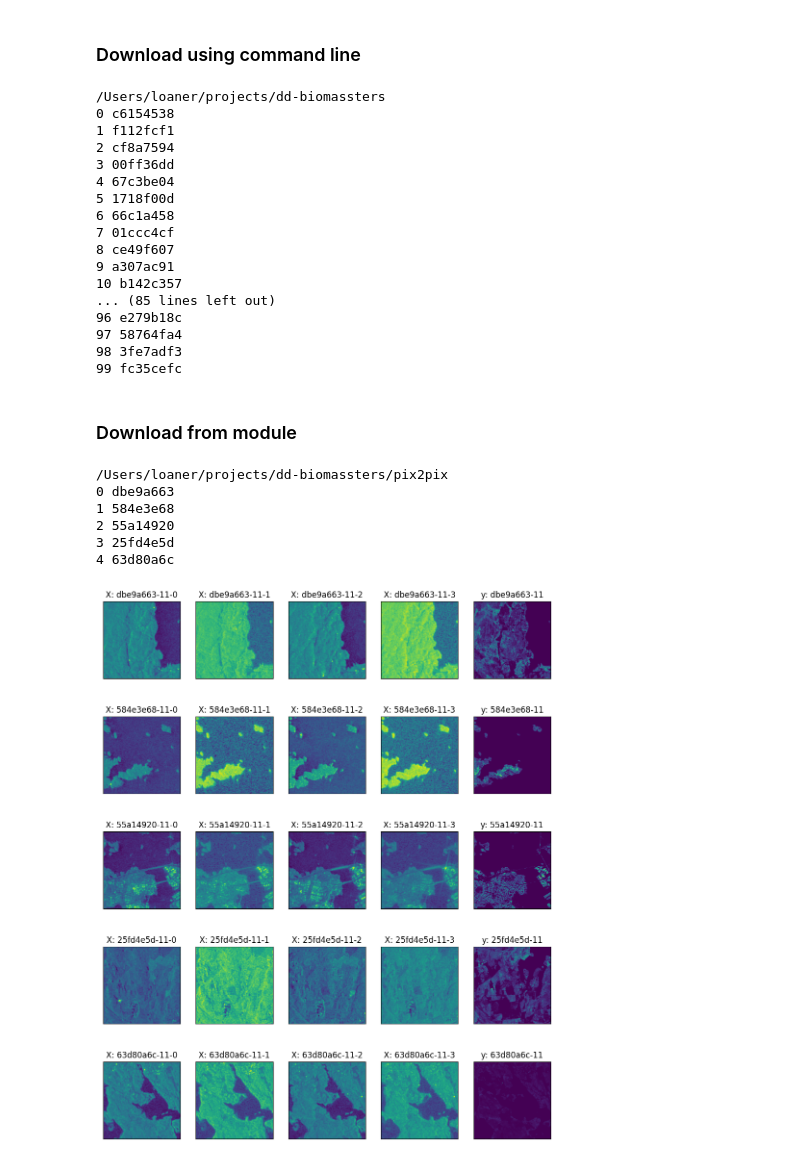
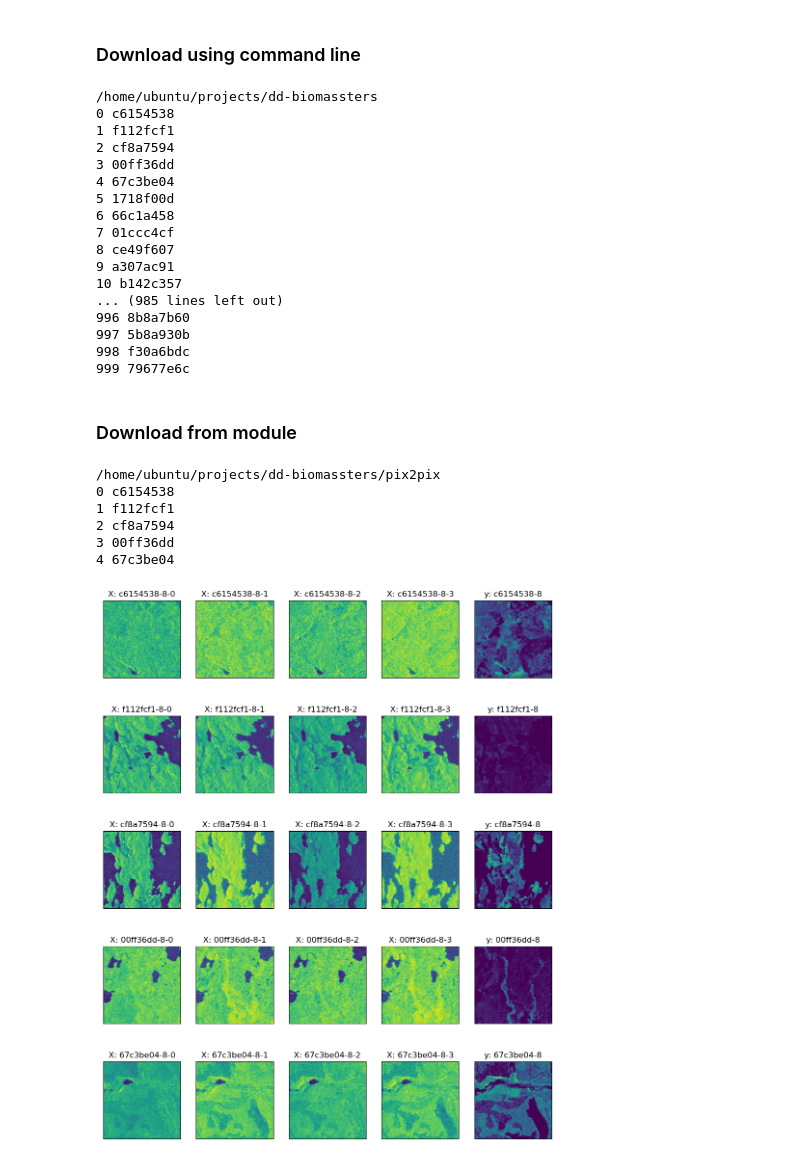
Before and after one commit to rocksonchang/dd-biomassters, a Jupyter notebook: notebooks/download-biomassters-data.ipynb, the cells around one changed output. Drawn from its saved outputs; the diff is of its cells as text; code cells hidden in the pictures.

Commit message:
update for running on ubuntu gpu instance

```diff
--- a/notebooks/download-biomassters-data.ipynb
+++ b/notebooks/download-biomassters-data.ipynb
@@ -3,16 +3,16 @@
 # %% [markdown]
 ### Download using command line
 # %%
-%cd /Users/loaner/projects/dd-biomassters/
+%cd ~/projects/dd-biomassters/
 !python ./pix2pix/datasets/biomassters_downloader.py \
     --phase train \
     --dataroot ./data \
-    --metadata_file data/metadata/features_metadata_split_42.csv \
-    --dataset_size 100 \
+    --metadata_file ./data/metadata/features_metadata_split_42.csv \
+    --dataset_size 1000 \
     --is_imputable_s1 \
     --satellite S1 \
 # %% [output]
-/Users/loaner/projects/dd-biomassters
+/home/ubuntu/projects/dd-biomassters
 0 c6154538
 1 f112fcf1
 2 cf8a7594
@@ -24,15 +24,15 @@
 8 ce49f607
 9 a307ac91
 10 b142c357
-... (85 lines left out)
-96 e279b18c
-97 58764fa4
-98 3fe7adf3
-99 fc35cefc
+... (985 lines left out)
+996 8b8a7b60
+997 5b8a930b
+998 f30a6bdc
+999 79677e6c
 # %% [markdown]
 ### Download from module
 # %%
-%cd /Users/loaner/projects/dd-biomassters/pix2pix/
+%cd ~/projects/dd-biomassters/pix2pix/
 from datasets.biomassters_downloader import BioMasstersDownloader
 
 metadata_file = "../data/metadata/features_metadata_split_42.csv"
@@ -42,40 +42,40 @@ dd = BioMasstersDownloader(
     dataset_size=5,
     metadata_file=metadata_file,
     satellite='S1',
-    chip_is_complete=True,
+    chip_is_complete=False,
     is_imputable_s1=True)
 dd.run(load_tif=True)
 # %% [output]
-/Users/loaner/projects/dd-biomassters/pix2pix
-0 dbe9a663
-1 584e3e68
-2 55a14920
-3 25fd4e5d
-4 63d80a6c
+/home/ubuntu/projects/dd-biomassters/pix2pix
+0 c6154538
+1 f112fcf1
+2 cf8a7594
+3 00ff36dd
+4 67c3be04
 # %%
 %matplotlib inline
 import matplotlib.pyplot as plt
 from IPython.display import display, HTML
 display(HTML("<style>.container { width:90% !important; }</style>"))
 
 num_images = min(len(dd.images), 20)
 satellite = 1
-month = 11
+month = 8
 offset, num_channels = (48 + month * 11, 11) if satellite == 2 else (0 + month * 4, 4)
 
 fig, axes = plt.subplots(nrows=num_images, ncols=num_channels+1, figsize=(3*num_channels,3*num_images))
 axes = axes.flatten()
 for ax in axes:
     ax.set_xticks([])
     ax.set_yticks([])
 
 for i, data in enumerate(dd.images):
     chip_id, X, y = data.values()
     for ch in range(num_channels):
         idx = i*(num_channels+1) + ch
         axes[idx].imshow(X[:,:,ch + offset])
         axes[idx].set_title(f'X: {chip_id}-{month}-{ch}')
     axes[idx+1].imshow(y)
     axes[idx+1].set_title(f'y: {chip_id}-{month}')
 # %% [output]
-[figure, old version]
+[figure, new version]
```
Also changed, not shown: 2 other files.
